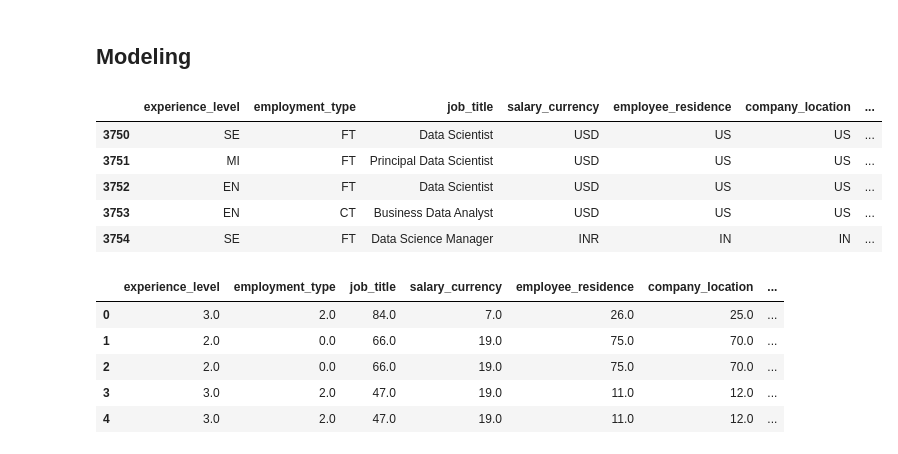
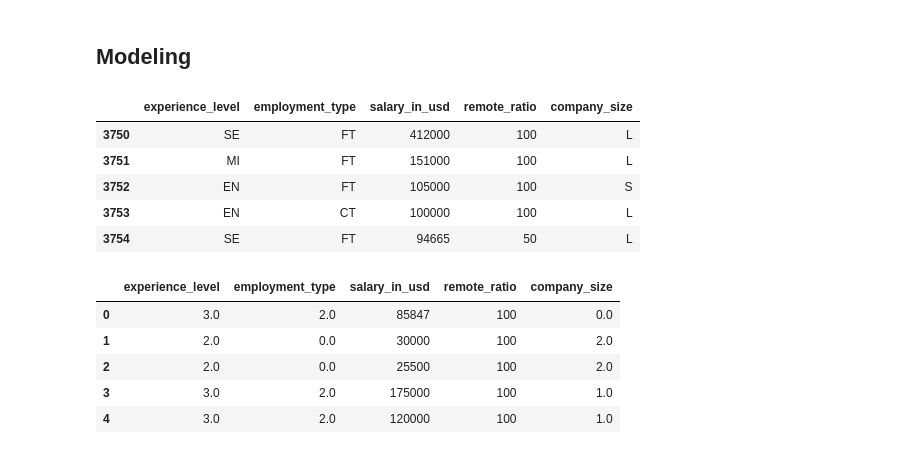
Before and after one commit to Jorgecardenas1/MachineLearning, a Jupyter notebook: Examples/salaries.ipynb, the cells around one changed output. Saved outputs shown, nothing was run; the diff lists cells and outputs as text; code cells hidden in the pictures.

```diff
--- a/Examples/salaries.ipynb
+++ b/Examples/salaries.ipynb
@@ -112,17 +128,19 @@ fig.show()
 # %%
 processed_df =  df.copy()
 
 #keeping the categorical data
-processed_df.drop(axis=1,columns=numeric_cols, inplace=True)
+processed_df.drop(axis=1,columns=['work_year', 'job_title',
+                                  'salary_currency', 'salary',
+                                    'employee_residence', 'company_location'], inplace=True)
 
 processed_df.tail()
 # %% [output]
-|  | experience_level | employment_type | job_title | salary_currency | employee_residence | company_location | ... |
-| 3750 | SE | FT | Data Scientist | USD | US | US | ... |
-| 3751 | MI | FT | Principal Data Scientist | USD | US | US | ... |
-| 3752 | EN | FT | Data Scientist | USD | US | US | ... |
-| 3753 | EN | CT | Business Data Analyst | USD | US | US | ... |
-| 3754 | SE | FT | Data Science Manager | INR | IN | IN | ... |
+|  | experience_level | employment_type | salary_in_usd | remote_ratio | company_size |
+| 3750 | SE | FT | 412000 | 100 | L |
+| 3751 | MI | FT | 151000 | 100 | L |
+| 3752 | EN | FT | 105000 | 100 | S |
+| 3753 | EN | CT | 100000 | 100 | L |
+| 3754 | SE | FT | 94665 | 50 | L |
 # %%
 # Data Preprocessing
 
@@ -132,9 +150,11 @@ from sklearn.model_selection import train_test_split
 # %%
 #encode categorical data
 # A list to store all the encoder for later use
+categorical_cols = processed_df.select_dtypes(include=['object']).columns
+
 cat_encoders = {}
 
-for col in categorical:
+for col in categorical_cols:
     encoder = OrdinalEncoder()
     processed_df[col] =  encoder.fit_transform(processed_df[[col]].to_numpy())
     cat_encoders[col] = encoder
@@ -144,9 +164,9 @@ for col in categorical:
 # Final processed data
 processed_df.head()
 # %% [output]
-|  | experience_level | employment_type | job_title | salary_currency | employee_residence | company_location | ... |
-| 0 | 3.0 | 2.0 | 84.0 | 7.0 | 26.0 | 25.0 | ... |
-| 1 | 2.0 | 0.0 | 66.0 | 19.0 | 75.0 | 70.0 | ... |
-| 2 | 2.0 | 0.0 | 66.0 | 19.0 | 75.0 | 70.0 | ... |
-| 3 | 3.0 | 2.0 | 47.0 | 19.0 | 11.0 | 12.0 | ... |
-| 4 | 3.0 | 2.0 | 47.0 | 19.0 | 11.0 | 12.0 | ... |
+|  | experience_level | employment_type | salary_in_usd | remote_ratio | company_size |
+| 0 | 3.0 | 2.0 | 85847 | 100 | 0.0 |
+| 1 | 2.0 | 0.0 | 30000 | 100 | 2.0 |
+| 2 | 2.0 | 0.0 | 25500 | 100 | 2.0 |
+| 3 | 3.0 | 2.0 | 175000 | 100 | 1.0 |
+| 4 | 3.0 | 2.0 | 120000 | 100 | 1.0 |
```
Also changed, not shown: parts of 10 cells of this notebook.
